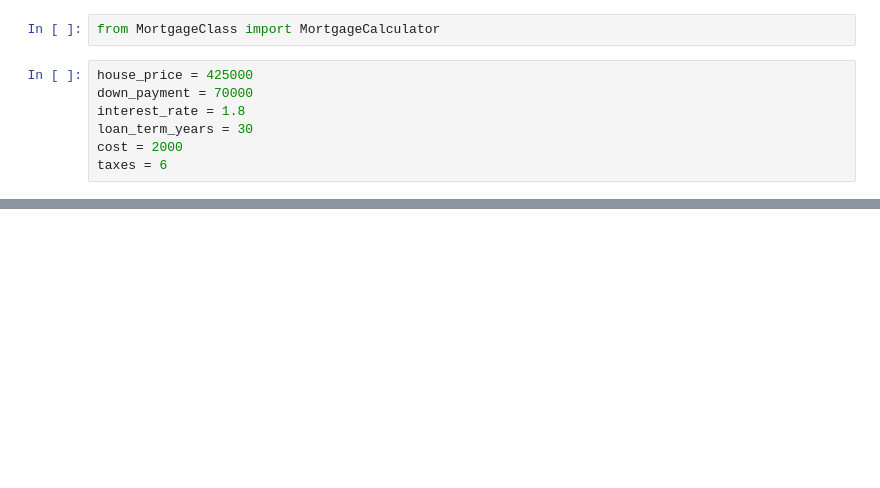
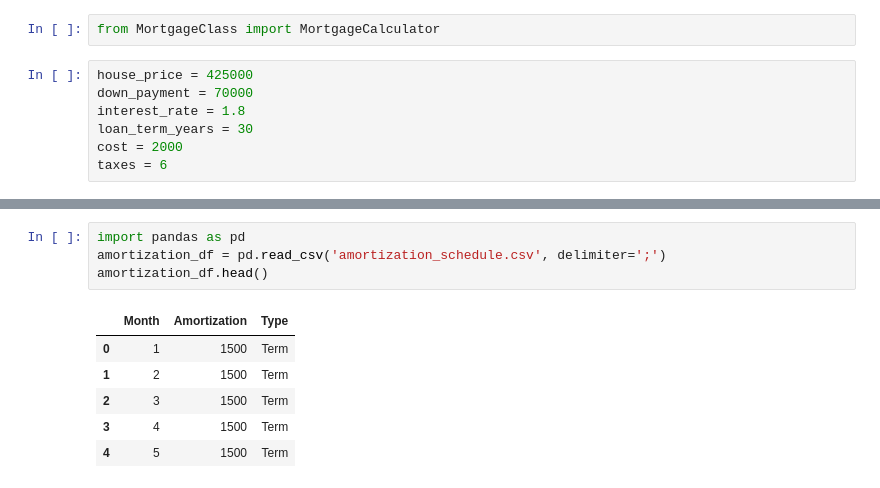
Before and after one commit to rriesco/mortgage-calculator, a Jupyter notebook: test.ipynb, the cells around one changed output, grey strips where cells are left out. Cells and saved outputs as stored; diff of their text form; blank space fills up the shorter version.

```diff
--- a/test.ipynb
+++ b/test.ipynb
@@ -34 +31,12 @@ mortage.get_amortization_schedule()
+# %%
+import pandas as pd
+amortization_df = pd.read_csv('amortization_schedule.csv', delimiter=';')
+amortization_df.head()
+# %% [output]
+|  | Month | Amortization | Type |
+| 0 | 1 | 1500 | Term |
+| 1 | 2 | 1500 | Term |
+| 2 | 3 | 1500 | Term |
+| 3 | 4 | 1500 | Term |
+| 4 | 5 | 1500 | Term |
 # %%
```
Also changed, not shown: parts of 12 cells of this notebook, 4 other files.
